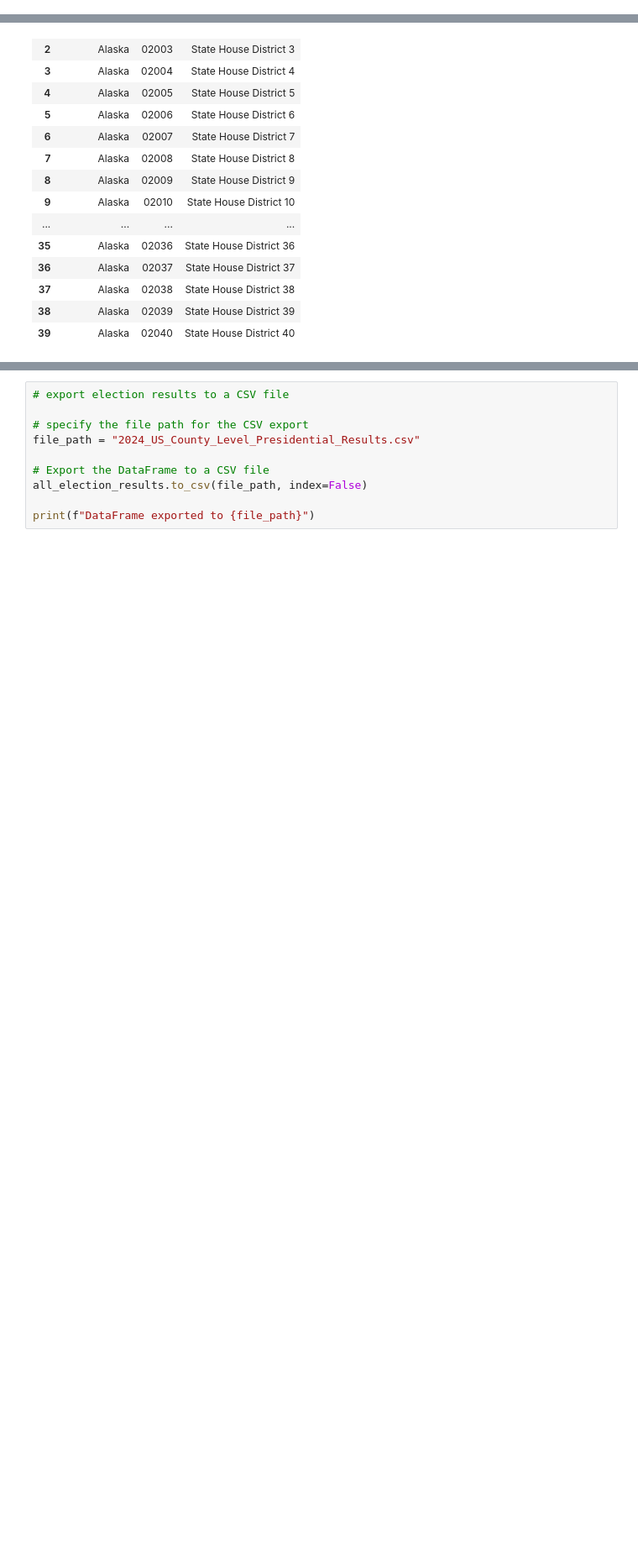
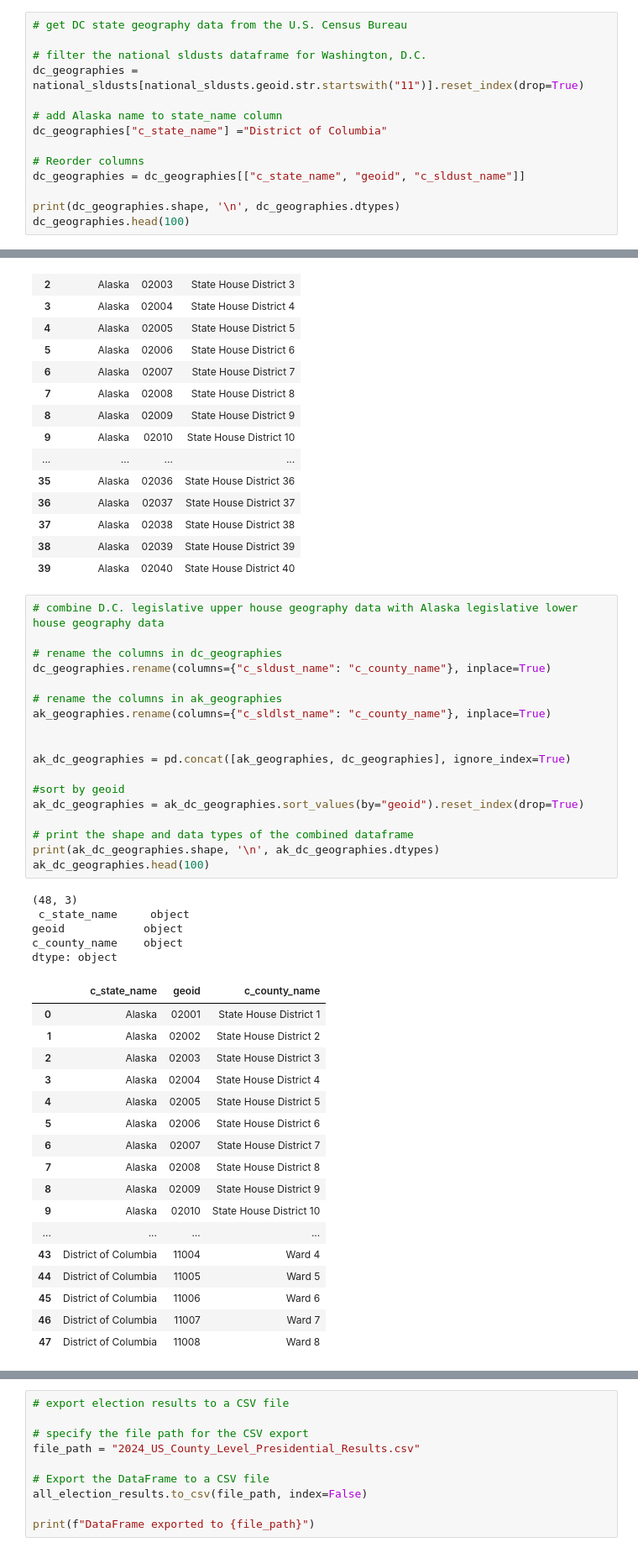
Before and after one commit to tonmcg/US_County_Level_Election_Results_08-20, a Jupyter notebook: 2024_US_County_Level_Presidential_Results.ipynb, the cells around one changed output, grey strips where cells are left out. Shown at 84% size. Saved outputs shown, nothing was run; the diff lists cells and outputs as text; blank space fills up the shorter version.

Commit message:
added D.C. ward geographies and election data

```diff
--- a/2024_US_County_Level_Presidential_Results.ipynb
+++ b/2024_US_County_Level_Presidential_Results.ipynb
@@ -563,3 +619,17 @@ dtype: object
 | 98 | 01099 | State House District 99 |
 | 99 | 01100 | State House District 100 |
 100 rows × 2 columns
+# %%
+# get DC state geography data from the U.S. Census Bureau
+
+# filter the national sldusts dataframe for Washington, D.C.
+dc_geographies = national_sldusts[national_sldusts.geoid.str.startswith("11")].reset_index(drop=True)
+
+# add Alaska name to state_name column
+dc_geographies["c_state_name"] ="District of Columbia"
+
+# Reorder columns
+dc_geographies = dc_geographies[["c_state_name", "geoid", "c_sldust_name"]]
+
+print(dc_geographies.shape, '\n', dc_geographies.dtypes)
+dc_geographies.head(100)
@@ -600,4 +685,45 @@ dtype: object
 | 37 | Alaska | 02038 | State House District 38 |
 | 38 | Alaska | 02039 | State House District 39 |
 | 39 | Alaska | 02040 | State House District 40 |
+# %%
+# combine D.C. legislative upper house geography data with Alaska legislative lower house geography data
+
+# rename the columns in dc_geographies
+dc_geographies.rename(columns={"c_sldust_name": "c_county_name"}, inplace=True)
+
+# rename the columns in ak_geographies
+ak_geographies.rename(columns={"c_sldlst_name": "c_county_name"}, inplace=True)
+
+
+ak_dc_geographies = pd.concat([ak_geographies, dc_geographies], ignore_index=True)
+
+#sort by geoid
+ak_dc_geographies = ak_dc_geographies.sort_values(by="geoid").reset_index(drop=True)
+
+# print the shape and data types of the combined dataframe
+print(ak_dc_geographies.shape, '\n', ak_dc_geographies.dtypes)
+ak_dc_geographies.head(100)
+# %% [output]
+(48, 3)
+ c_state_name     object
+geoid            object
+c_county_name    object
+dtype: object
+|  | c_state_name | geoid | c_county_name |
+| 0 | Alaska | 02001 | State House District 1 |
+| 1 | Alaska | 02002 | State House District 2 |
+| 2 | Alaska | 02003 | State House District 3 |
+| 3 | Alaska | 02004 | State House District 4 |
+| 4 | Alaska | 02005 | State House District 5 |
+| 5 | Alaska | 02006 | State House District 6 |
+| 6 | Alaska | 02007 | State House District 7 |
+| 7 | Alaska | 02008 | State House District 8 |
+| 8 | Alaska | 02009 | State House District 9 |
+| 9 | Alaska | 02010 | State House District 10 |
+| ... | ... | ... | ... |
+| 43 | District of Columbia | 11004 | Ward 4 |
+| 44 | District of Columbia | 11005 | Ward 5 |
+| 45 | District of Columbia | 11006 | Ward 6 |
+| 46 | District of Columbia | 11007 | Ward 7 |
+| 47 | District of Columbia | 11008 | Ward 8 |
 # %%
```
Also changed, not shown: parts of 14 cells of this notebook, 1 other file.
